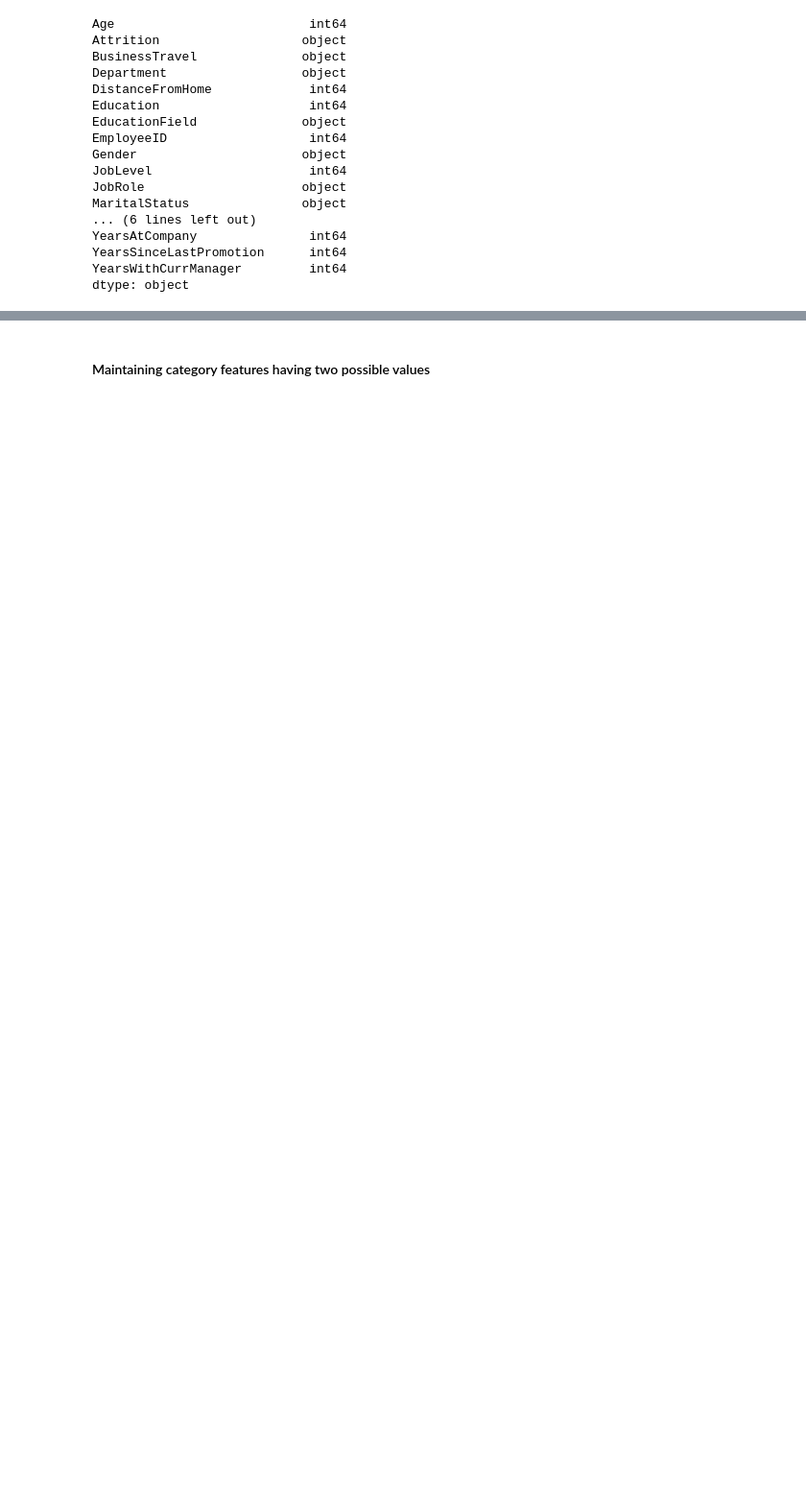
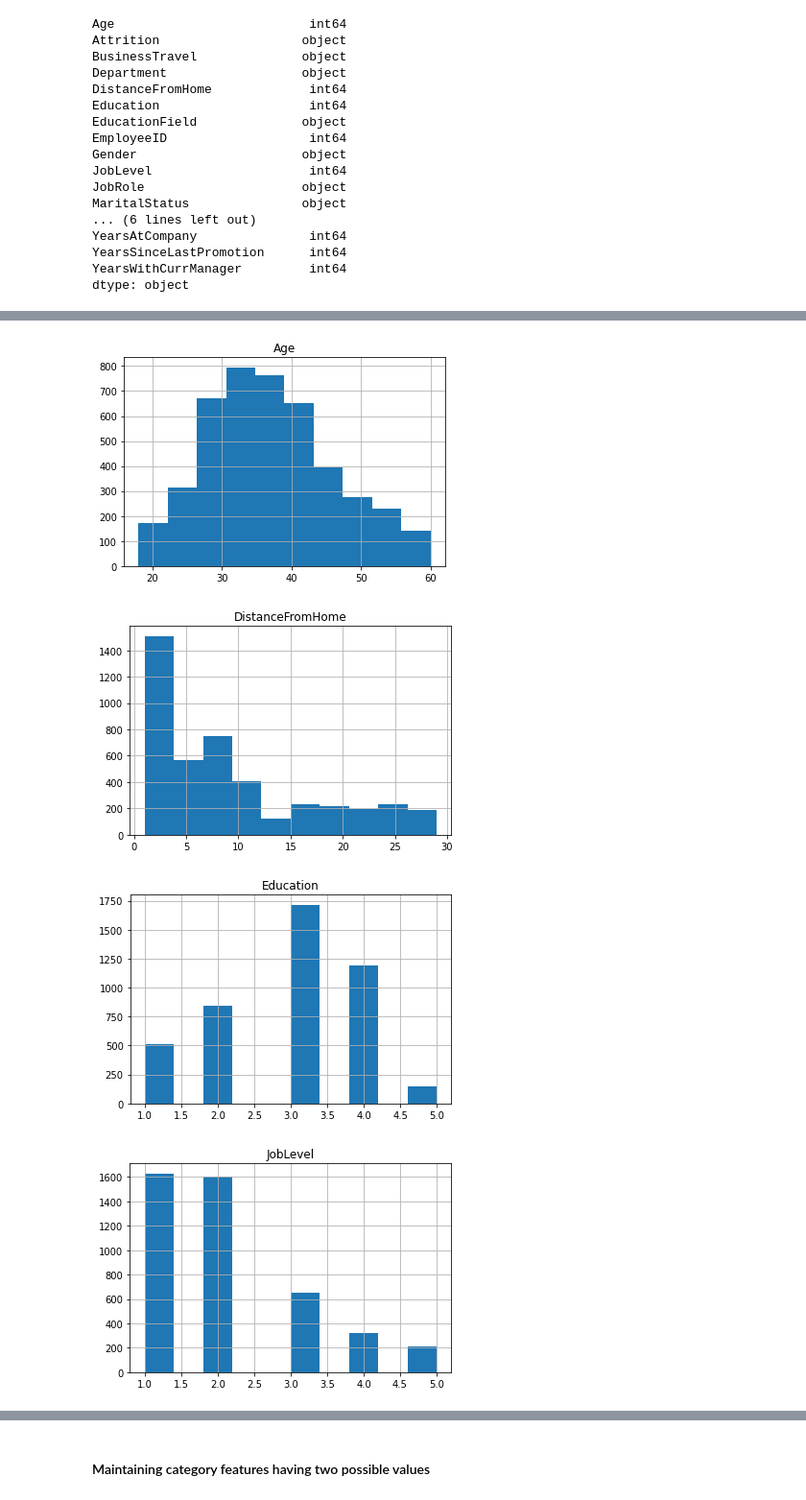
Before and after one commit to LOpuchlik/whos_gonna_leave, a Jupyter notebook: whos_gonna_leave_dt_xgb.ipynb, the cells around one changed output, grey strips where cells are left out. Shown at 96% size. Cells and saved outputs as stored; diff of their text form; code cells hidden in the pictures; blank space fills up the shorter version.

```diff
--- a/whos_gonna_leave_dt_xgb.ipynb
+++ b/whos_gonna_leave_dt_xgb.ipynb
@@ -127,0 +125,5 @@ MaritalStatus   ['Married' 'Single' 'Divorced']
+# %%
+numeric_features = ['int64', 'float64']
+num_feats = df.select_dtypes(include=numeric_features)
+num_feats.drop('EmployeeID', axis=1, inplace=True)
+len(num_feats.columns)
@@ -127,0 +136,11 @@ MaritalStatus   ['Married' 'Single' 'Divorced']
+# %%
+import matplotlib.pyplot as plt
+for numeric_feature in num_feats:
+  df[numeric_feature].hist(bins=10)
+  plt.title(numeric_feature)
+  plt.show()
+# %% [output]
+[figure, added]
+[figure, added]
+[figure, added]
+[figure, added]
```
Also changed, not shown: parts of 34 cells of this notebook.
